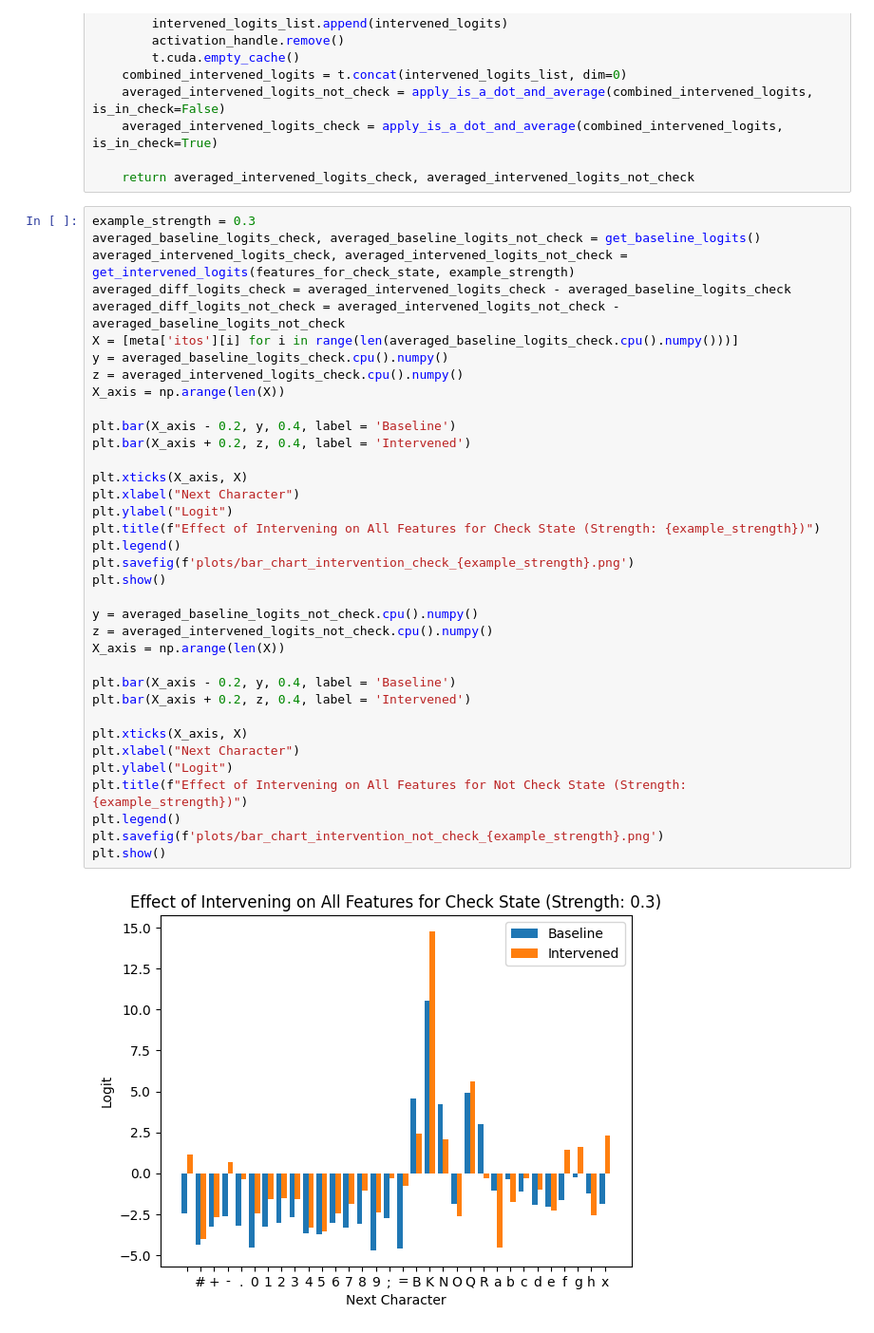
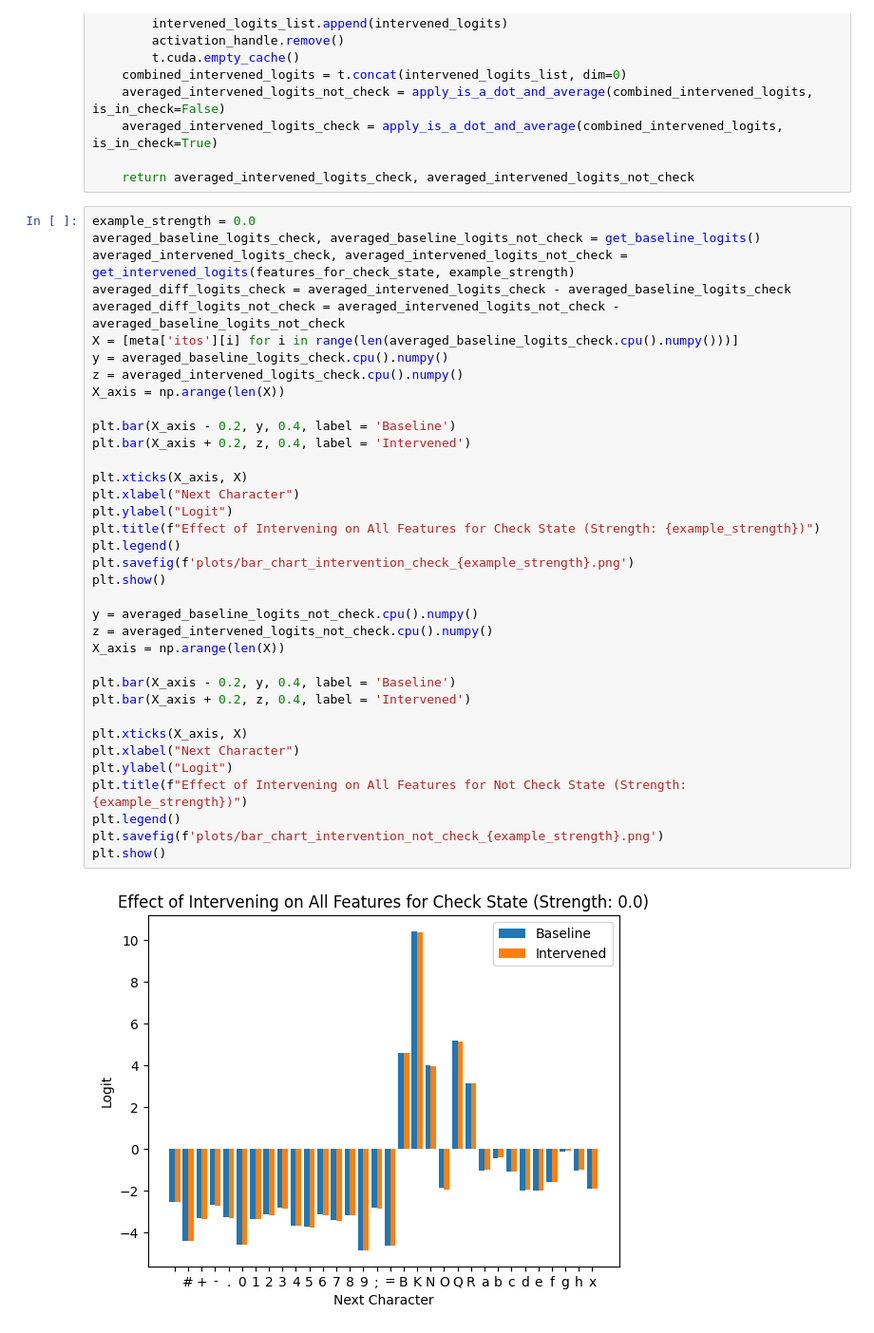
Before and after one commit to jkutaso/chessgpt_sae, a Jupyter notebook: logit_attribution.ipynb, the cells around one changed output. Shown: that part at 95% size. Cells and saved outputs as stored; diff of their text form.

```diff
--- a/logit_attribution.ipynb
+++ b/logit_attribution.ipynb
@@ -188,7 +188,7 @@ def get_intervened_logits(feature_list, strength):
 
     return averaged_intervened_logits_check, averaged_intervened_logits_not_check
 # %%
-example_strength = 0.3
+example_strength = 0.0
 averaged_baseline_logits_check, averaged_baseline_logits_not_check = get_baseline_logits()
 averaged_intervened_logits_check, averaged_intervened_logits_not_check = get_intervened_logits(features_for_check_state, example_strength)
 averaged_diff_logits_check = averaged_intervened_logits_check - averaged_baseline_logits_check
@@ -197,31 +197,31 @@ X = [meta['itos'][i] for i in range(len(averaged_baseline_logits_check.cpu().num
 y = averaged_baseline_logits_check.cpu().numpy()
 z = averaged_intervened_logits_check.cpu().numpy()
 X_axis = np.arange(len(X))
 
 plt.bar(X_axis - 0.2, y, 0.4, label = 'Baseline')
 plt.bar(X_axis + 0.2, z, 0.4, label = 'Intervened')
 
 plt.xticks(X_axis, X)
 plt.xlabel("Next Character")
 plt.ylabel("Logit")
 plt.title(f"Effect of Intervening on All Features for Check State (Strength: {example_strength})")
 plt.legend()
 plt.savefig(f'plots/bar_chart_intervention_check_{example_strength}.png')
 plt.show()
 
 y = averaged_baseline_logits_not_check.cpu().numpy()
 z = averaged_intervened_logits_not_check.cpu().numpy()
 X_axis = np.arange(len(X))
 
 plt.bar(X_axis - 0.2, y, 0.4, label = 'Baseline')
 plt.bar(X_axis + 0.2, z, 0.4, label = 'Intervened')
 
 plt.xticks(X_axis, X)
 plt.xlabel("Next Character")
 plt.ylabel("Logit")
 plt.title(f"Effect of Intervening on All Features for Not Check State (Strength: {example_strength})")
 plt.legend()
 plt.savefig(f'plots/bar_chart_intervention_not_check_{example_strength}.png')
 plt.show()
 # %% [output]
-[figure, old version]
+[figure, new version]
```
Also changed, not shown: parts of 10 cells of this notebook, 10 other files.
